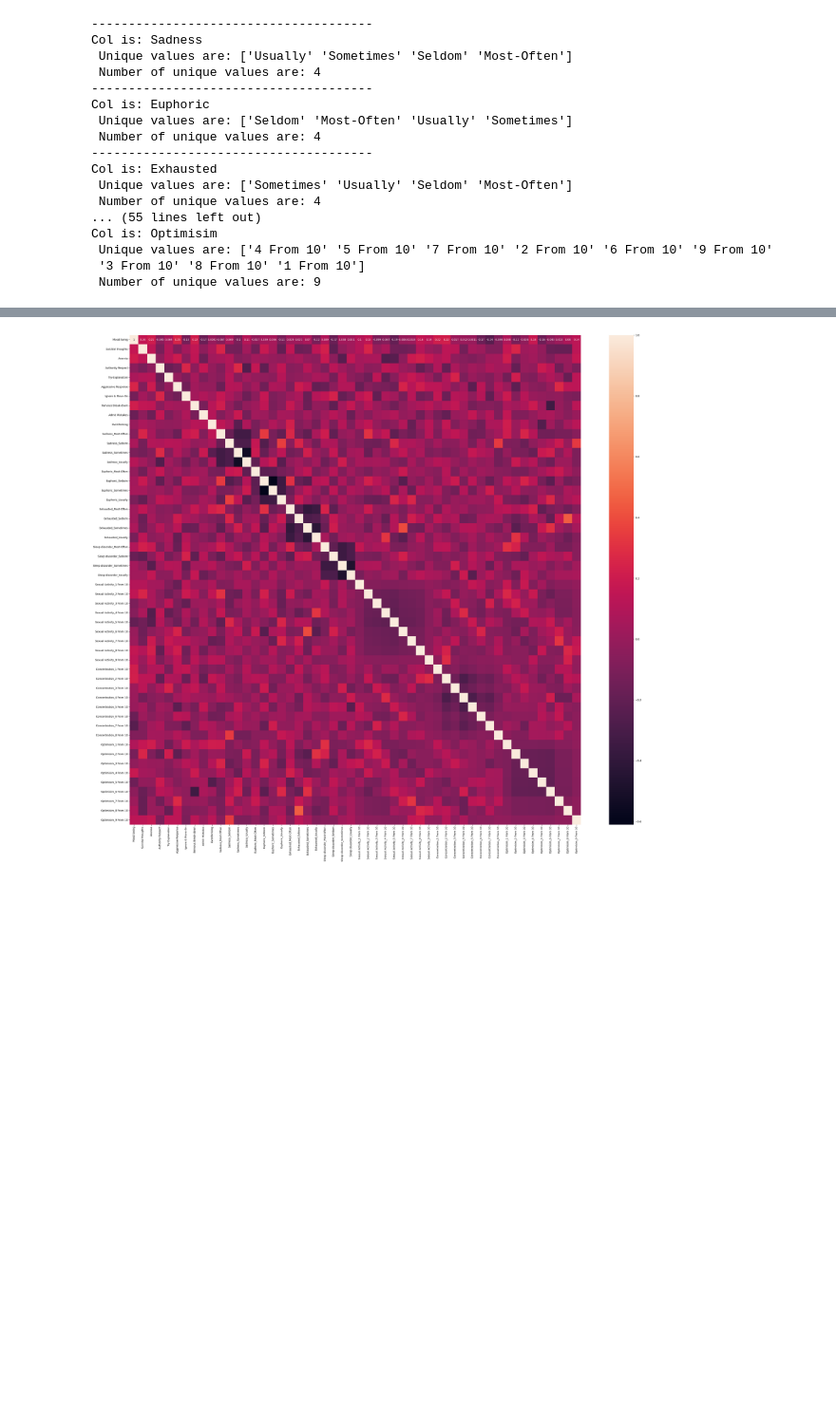
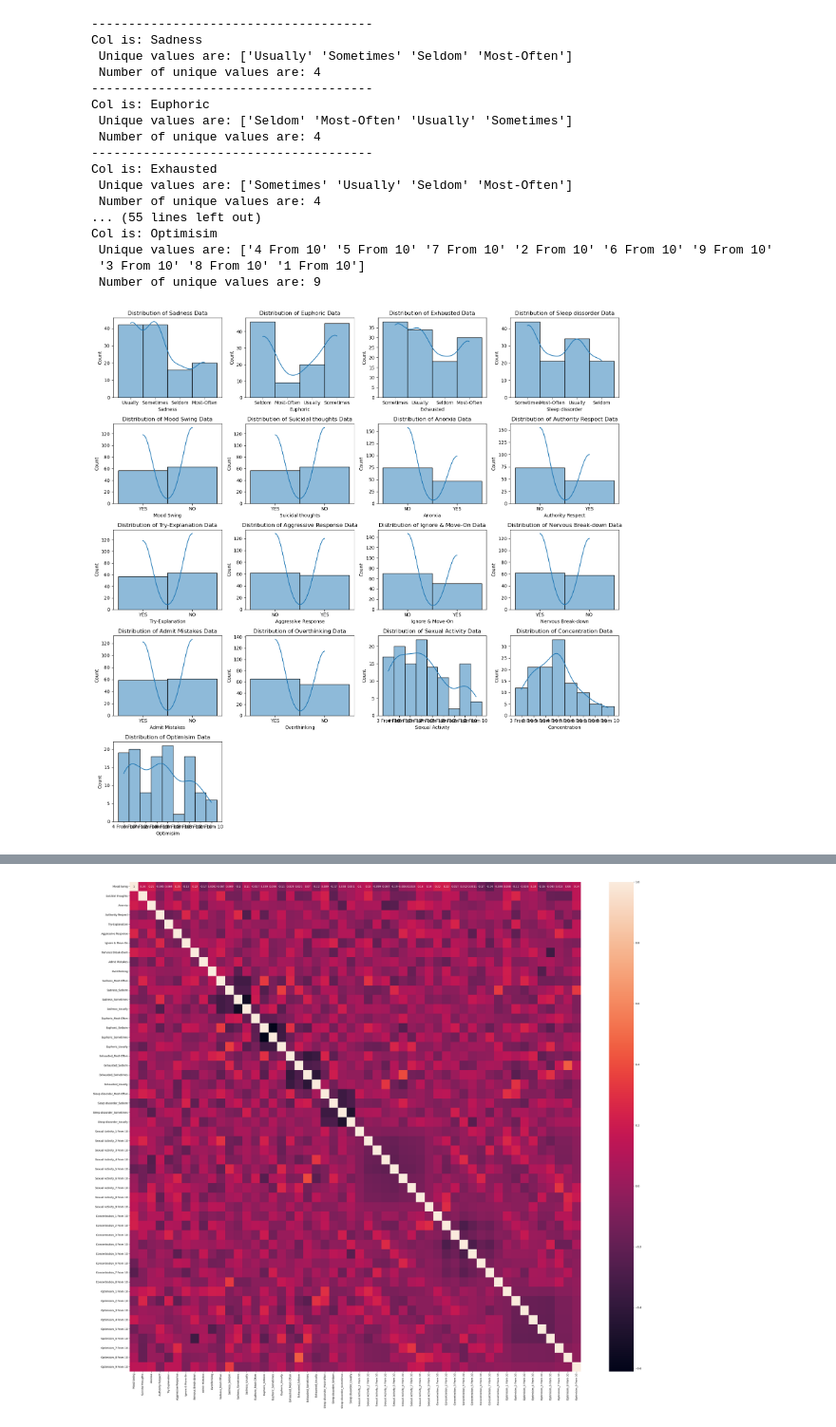
Before and after one commit to MaukanMir/Mental-Disorder-Classification, a Jupyter notebook: training.ipynb, the cells around one changed output, grey strips where cells are left out. Shown at 95% size. Cells and saved outputs as stored; diff of their text form; code cells hidden in the pictures; blank space fills up the shorter version.

```diff
--- a/training.ipynb
+++ b/training.ipynb
@@ -148,14 +148,16 @@ Col is: Optimisim
  '3 From 10' '8 From 10' '1 From 10']
  Number of unique values are: 9
 # %%
-# plt.figure(figsize = (16, 16))
-# num_plots = len(df.columns) - 1  # Exclude the last column
-# rows = (num_plots + 3) // 4  # Calculate the number of rows needed, add 3 to round up
+plt.figure(figsize = (16, 16))
+num_plots = len(df.columns) - 1  # Exclude the last column
+rows = (num_plots + 3) // 4  # Calculate the number of rows needed, add 3 to round up
 
-# for i, col in enumerate(df.columns[:-1]):
-#     plt.subplot(rows, 4, i+1)
-#     sns.histplot(df[col], kde= True)
-#     plt.title(f"Distribution of {col} Data")
-#     plt.tight_layout()
-#     plt.plot()
+for i, col in enumerate(df.columns[:-1]):
+    plt.subplot(rows, 4, i+1)
+    sns.histplot(df[col], kde= True)
+    plt.title(f"Distribution of {col} Data")
+    plt.tight_layout()
+    plt.plot()
+# %% [output]
+[figure, added]
 # %%
```
Also changed, not shown: parts of 3 cells of this notebook.
